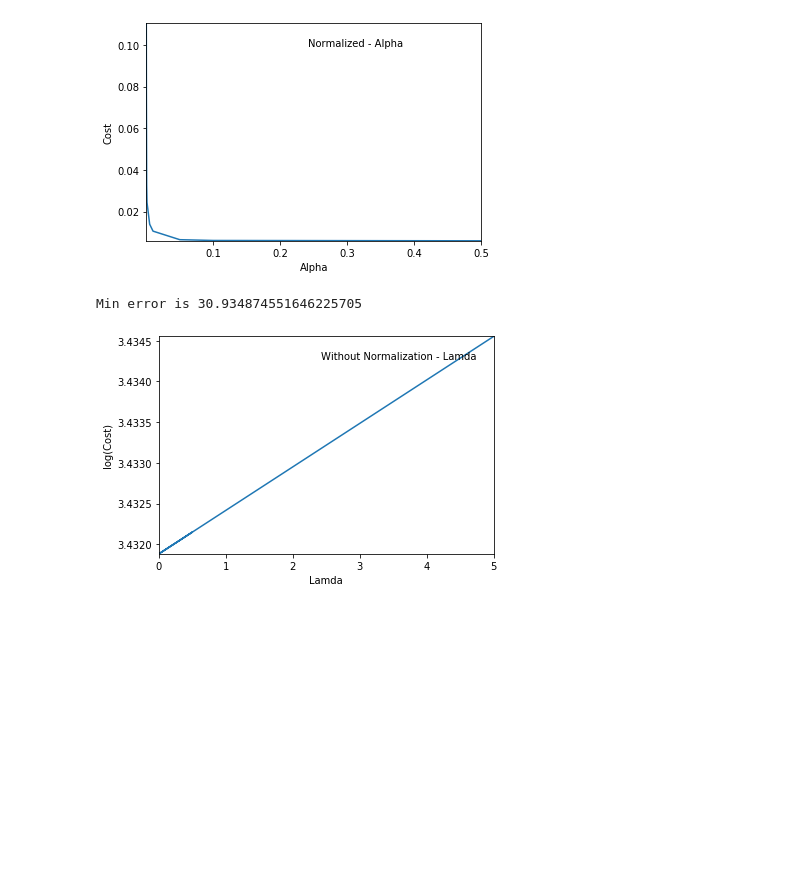
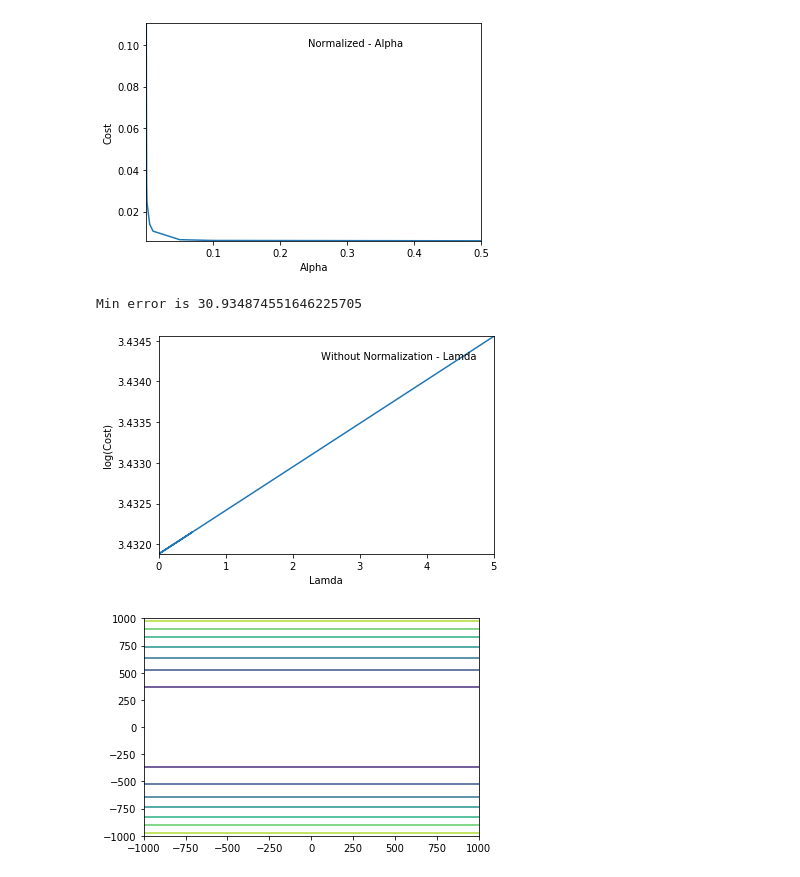
Before and after one commit to harshithbelagur/Data-Science, a Jupyter notebook: Multivariate-Regression/Multivariate Regression.ipynb, the cells around one changed output. Saved outputs shown, nothing was run; the diff lists cells and outputs as text; code cells hidden in the pictures; blank space fills up the shorter version.

```diff
--- a/Multivariate-Regression/Multivariate Regression.ipynb
+++ b/Multivariate-Regression/Multivariate Regression.ipynb
@@ -175,6 +174,27 @@ def graph_plot(x_data, y_data, xl, yl, y, s, text="Default", log=False):
         plt.ylabel(yl)
         plt.figtext(y,s,text)
         plt.show()
+# %%
+def cost(x, y, th):
+    diff = x @ th - y
+    return np.squeeze((1 / (2 * x.shape[0])) * diff.transpose() @ diff )
+
+def plot_contour(g, c, t):
+    th1 = np.linspace(-1000, 1000, num=1000)
+    th2 = np.linspace(-1000, 1000, num=1000)
+    TH1, TH2 = np.meshgrid(th1, th2)
+    u=c.reshape(len(c),1)
+    th=t.reshape(len(h),1)
+    th_copy = th.copy()
+    jv = np.zeros((len(th1), len(th2)))
+    for i in range(0,len(th1)):
+        th_copy[1][0] = th1[i]
+        for j in range(0, len(th2)):
+            th_copy[2][0] = th2[j]
+            jv[i][j] = cost(g, u, th_copy)
+
+    plt.contour(TH1, TH2, jv)
+    plt.show()
 # %%
 inital_cost = cost_function(X_train, Y_train, B ,0)
 print("Without Normalization - "+str(inital_cost))
@@ -227,18 +247,20 @@ Min error is 0.006001647079746333041
 # %%
 #Cost VS Lamda (Without Normalization)
 
 for l in lambdas:
         newB, cost_history, D = gradient_descent(X_train, Y_train, B, minialpha1, l)
         Y_pred = X_test.dot(newB)
         lamdaerrors.append(cost_history[len(cost_history)-1])
 
 print("Min error is "+str((min(lamdaerrors))))
 print(" ")
 
 graph_plot(lamdaerrors, lambdas, "Lamda", "log(Cost)", 0.5, 0.8,"Without Normalization - Lamda", True)
+plot_contour(X_test,Y_test,newB)
 # %% [output]
 Min error is 30.934874551646225705
 [figure]
+[figure, added]
 # %%
 #Cost VS Lamda (With Normalization)
 
```
Also changed, not shown: parts of 6 cells of this notebook, 1 other file.
